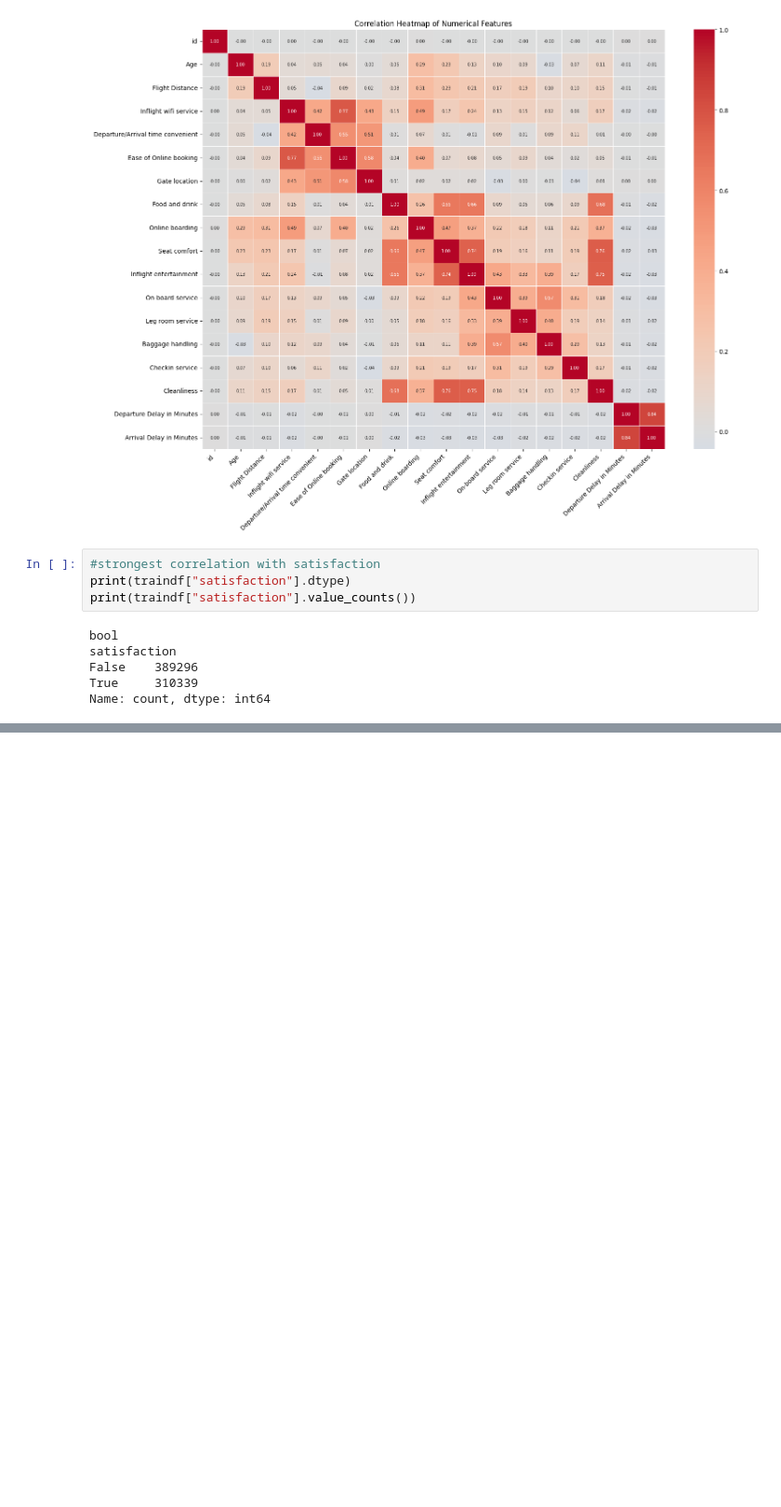
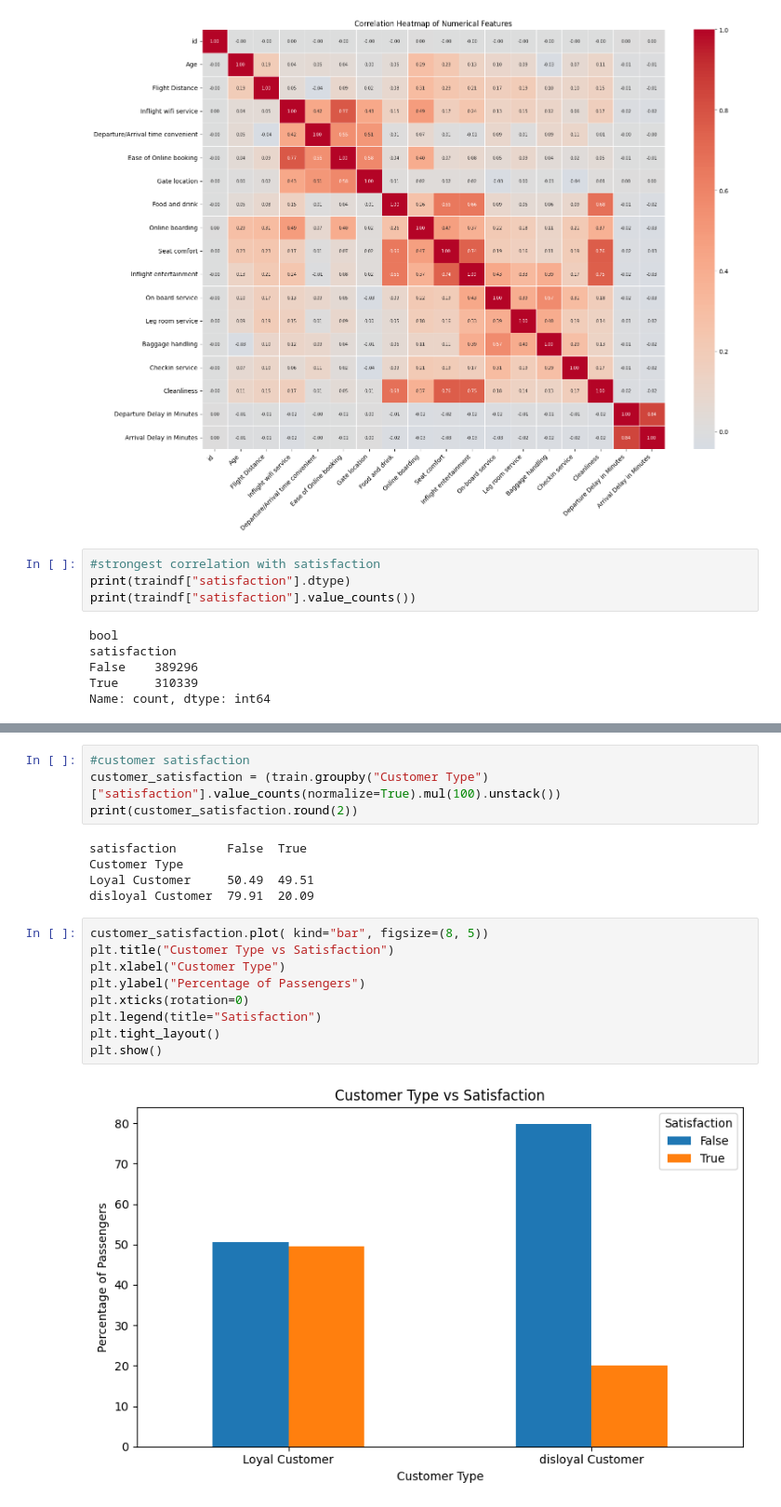
Before and after one commit to Gunjan934/Predicting-Airline-Satisfaction, a Jupyter notebook: predicting-airline-statisfaction.ipynb, the cells around one changed output, grey strips where cells are left out. Shown at 93% size. Saved outputs shown, nothing was run; the diff lists cells and outputs as text; blank space fills up the shorter version.

```diff
--- a/predicting-airline-statisfaction.ipynb
+++ b/predicting-airline-statisfaction.ipynb
@@ -553,0 +405,20 @@ Name: satisfaction_binary, dtype: float64
+# %%
+#customer satisfaction
+customer_satisfaction = (train.groupby("Customer Type")["satisfaction"].value_counts(normalize=True).mul(100).unstack())
+print(customer_satisfaction.round(2))
+# %% [output]
+satisfaction       False  True
+Customer Type
+Loyal Customer     50.49  49.51
+disloyal Customer  79.91  20.09
+# %%
+customer_satisfaction.plot( kind="bar", figsize=(8, 5))
+plt.title("Customer Type vs Satisfaction")
+plt.xlabel("Customer Type")
+plt.ylabel("Percentage of Passengers")
+plt.xticks(rotation=0)
+plt.legend(title="Satisfaction")
+plt.tight_layout()
+plt.show()
+# %% [output]
+[figure, added]
```
Also changed, not shown: parts of 55 cells of this notebook.
